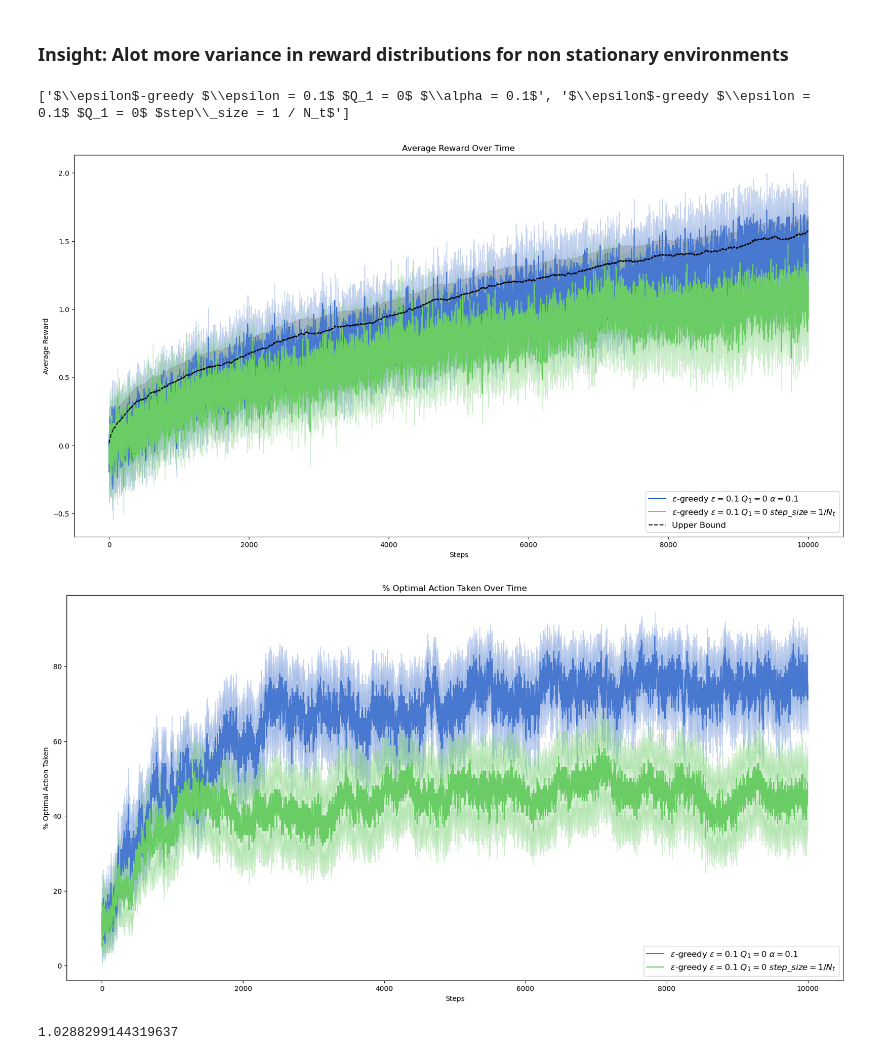
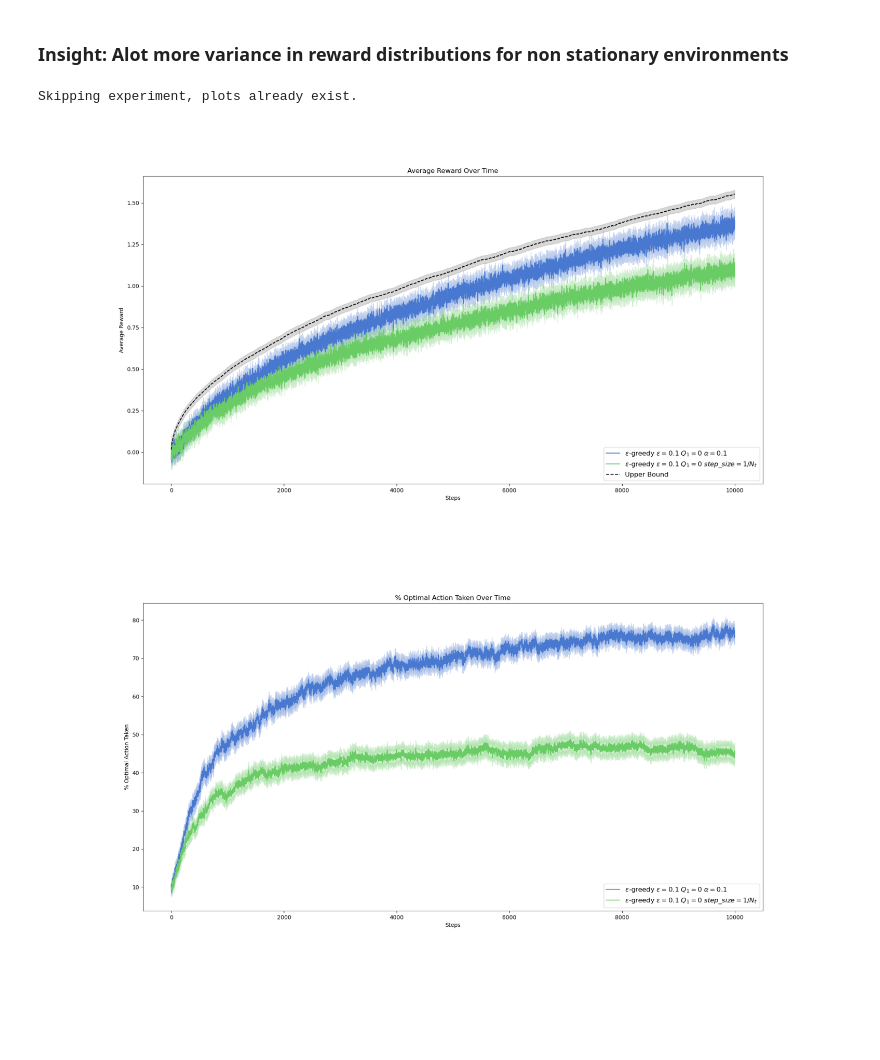
Before and after one commit to jhrudden/Ten-Armed-Bandits, a Jupyter notebook: run_experiments.ipynb, the cells around one changed output. Cells and saved outputs as stored; diff of their text form; code cells hidden in the pictures; blank space fills up the shorter version.

```diff
--- a/run_experiments.ipynb
+++ b/run_experiments.ipynb
@@ -107,23 +107,15 @@ ut.plot_bandit_reward_distributions(non_stationary_env)
 # %%
 NONSTATIONARY_REWARD_PATH = './figs/q8_nonstationary_reward.png'
 NONSTATIONARY_OPTIMAL_ACTION_PATH = './figs/q8_nonstationary_optimal_action.png'
 
-# delete
-
-# n_trials = 100
-
-# if not check_and_display_plots(NONSTATIONARY_REWARD_PATH, NONSTATIONARY_OPTIMAL_ACTION_PATH):
-agents = [EpsilonGreedy(k=10, init=0, epsilon=0.1, step_size=0.1, verbose=True), EpsilonGreedy(k=10, init=0, epsilon=0.1, verbose=True)]
-labels = [str(agent) for agent in agents]
-print(labels)
-results = ut.run_simulation(agents, non_stationary_env, n_steps, n_trials, stationary=False)
-ut.plot_average_reward(results['rewards'], labels, results['upper_bounds'], alpha=0.3, save_path='./figs/q8_nonstationary_reward.png', stationary=False)
-ut.plot_optimal_action(results['took_optimal_action'], labels, alpha=0.3, save_path='./figs/q8_nonstationary_optimal_action.png')
+if not check_and_display_plots(NONSTATIONARY_REWARD_PATH, NONSTATIONARY_OPTIMAL_ACTION_PATH):
+    agents = [EpsilonGreedy(k=10, init=0, epsilon=0.1, step_size=0.1, verbose=True), EpsilonGreedy(k=10, init=0, epsilon=0.1, verbose=True)]
+    labels = [str(agent) for agent in agents]
+    print(labels)
+    results = ut.run_simulation(agents, non_stationary_env, n_steps, n_trials, stationary=False)
+    ut.plot_average_reward(results['rewards'], labels, results['upper_bounds'], alpha=0.3, save_path='./figs/q8_nonstationary_reward.png', stationary=False)
+    ut.plot_optimal_action(results['took_optimal_action'], labels, alpha=0.3, save_path='./figs/q8_nonstationary_optimal_action.png')
 # %% [output]
-['$\\epsilon$-greedy $\\epsilon = 0.1$ $Q_1 = 0$ $\\alpha = 0.1$', '$\\epsilon$-greedy $\\epsilon = 0.1$ $Q_1 = 0$ $step\\_size = 1 / N_t$']
+Skipping experiment, plots already exist.
-[figure, old version]
+[figure, new version]
-[figure, old version]
+[figure, new version]
-# %%
-np.mean(results['upper_bounds'])
-# %% [output]
-1.0288299144319637
```
